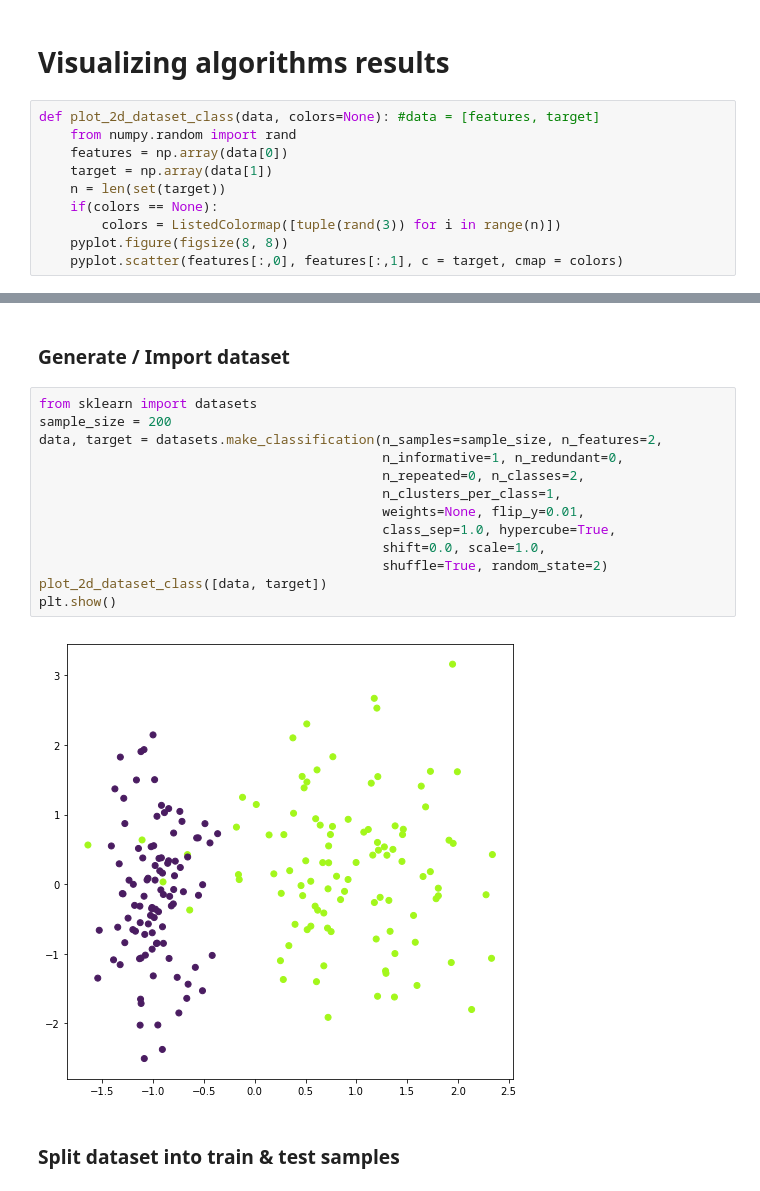
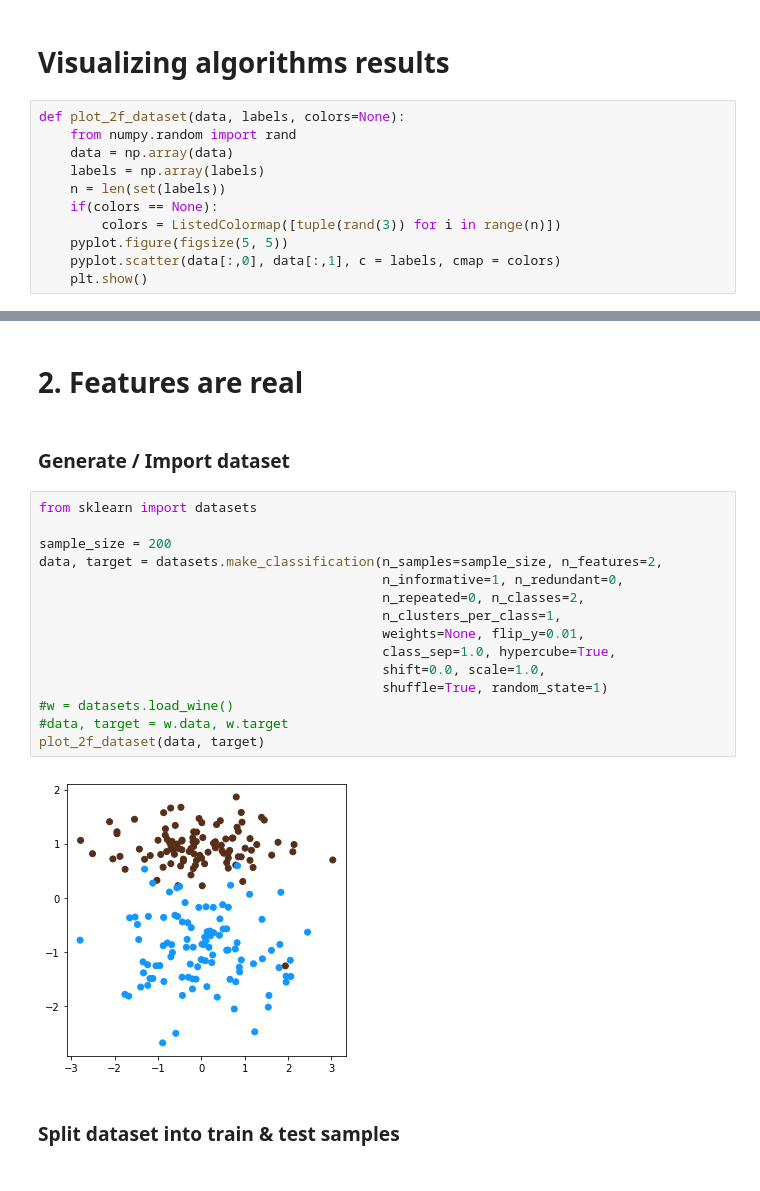
Before and after one commit to Antonyo314/dru-ML-algorithms, a Jupyter notebook: 3. NaiveBayesClassifier.ipynb, the cells around one changed output, grey strips where cells are left out. Saved outputs shown, nothing was run; the diff lists cells and outputs as text.

```diff
--- a/3. NaiveBayesClassifier.ipynb
+++ b/3. NaiveBayesClassifier.ipynb
@@ -20,13 +102,14 @@ def accuracy(y, y_pred):
 # %% [markdown]
 #  Visualizing algorithms results
 # %%
-def plot_2d_dataset_class(data, colors=None): #data = [features, target]
+def plot_2f_dataset(data, labels, colors=None):
     from numpy.random import rand
-    features = np.array(data[0])
-    target = np.array(data[1])
-    n = len(set(target))
+    data = np.array(data)
+    labels = np.array(labels)
+    n = len(set(labels))
     if(colors == None):
         colors = ListedColormap([tuple(rand(3)) for i in range(n)])
-    pyplot.figure(figsize(8, 8))
-    pyplot.scatter(features[:,0], features[:,1], c = target, cmap = colors)
+    pyplot.figure(figsize(5, 5))
+    pyplot.scatter(data[:,0], data[:,1], c = labels, cmap = colors)
+    plt.show()
 # %%
@@ -65,20 +178,24 @@ def plot_for_two_feature(data, labels, w, title, mean_std = True):
+# %% [markdown]
+# 2. Features are real
 # %% [markdown]
 ### Generate / Import dataset
 # %%
 from sklearn import datasets
+
 sample_size = 200
 data, target = datasets.make_classification(n_samples=sample_size, n_features=2,
                                             n_informative=1, n_redundant=0,
                                             n_repeated=0, n_classes=2,
                                             n_clusters_per_class=1,
                                             weights=None, flip_y=0.01,
                                             class_sep=1.0, hypercube=True,
                                             shift=0.0, scale=1.0,
-                                            shuffle=True, random_state=2)
-plot_2d_dataset_class([data, target])
-plt.show()
+                                            shuffle=True, random_state=1)
+#w = datasets.load_wine()
+#data, target = w.data, w.target
+plot_2f_dataset(data, target)
 # %% [output]
-[figure, old version]
+[figure, new version]
 # %% [markdown]
 ### Split dataset into train & test samples
 # %%
```
Also changed, not shown: parts of 29 cells of this notebook.
